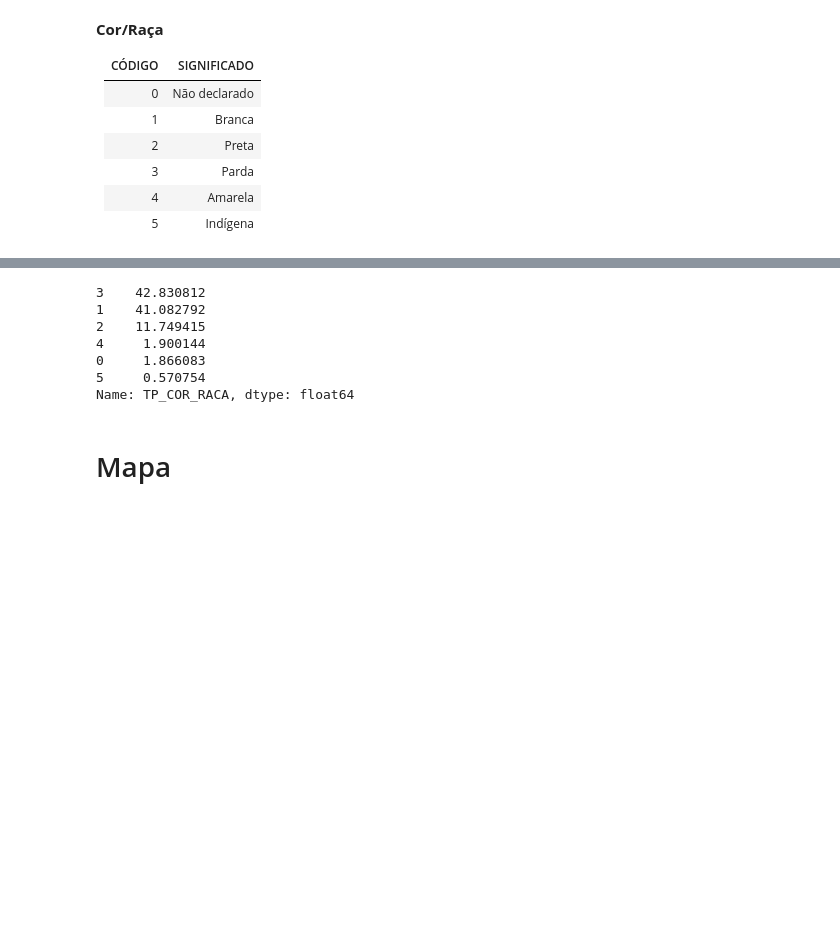
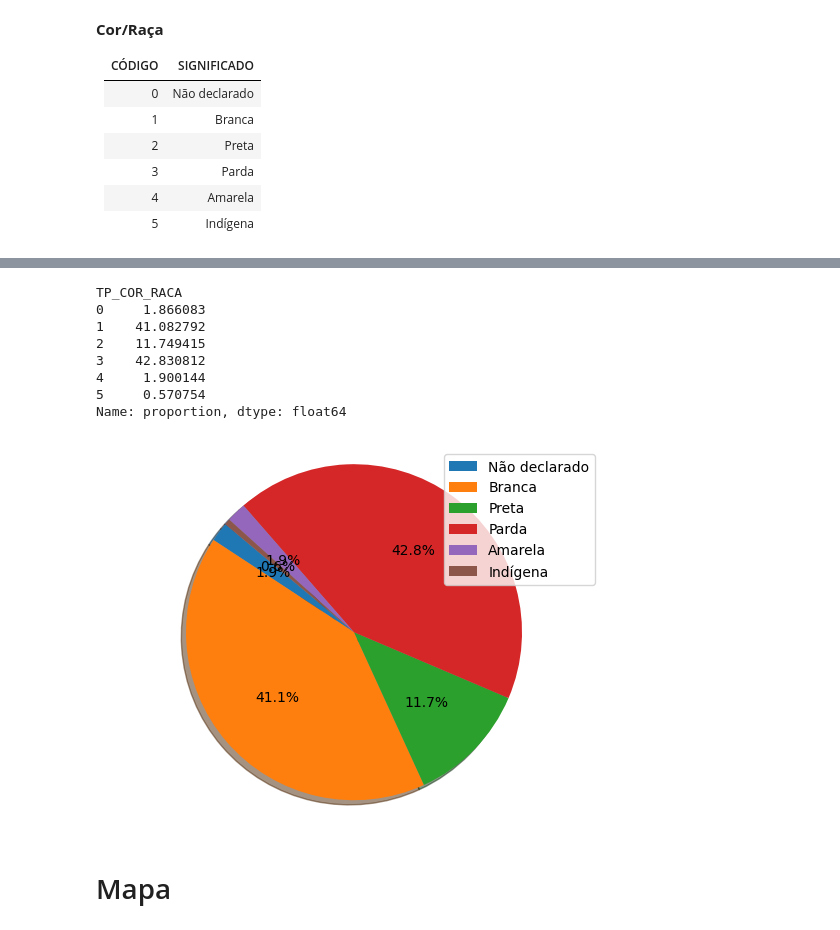
Before and after one commit to Grupo-B-Turma-2-Ada-VemSerTech/Projeto_Mod04_Ada_VemSerTech, a Jupyter notebook: Projeto.ipynb, the cells around one changed output, grey strips where cells are left out. Drawn from its saved outputs; the diff is of its cells as text; code cells hidden in the pictures; blank space fills up the shorter version.

```diff
--- a/Projeto.ipynb
+++ b/Projeto.ipynb
@@ -351,13 +341,27 @@ Name: TP_COR_RACA, dtype: int64
 # %%
-df_enem['TP_COR_RACA'].value_counts(normalize=True)*100
+insc_p_raca = df_enem['TP_COR_RACA'].value_counts(normalize=True)*100
+insc_p_raca=insc_p_raca.sort_index()
+insc_p_raca
 # %% [output]
-3    42.830812
+TP_COR_RACA
+0     1.866083
 1    41.082792
 2    11.749415
+3    42.830812
 4     1.900144
-0     1.866083
 5     0.570754
-Name: TP_COR_RACA, dtype: float64
+Name: proportion, dtype: float64
+# %%
+labels = ("Não declarado", "Branca", "Preta", "Parda", "Amarela", "Indígena")
+explode = (0, 0, 0, 0, 0, 0)
+plt.pie(insc_p_raca, autopct='%1.1f%%', shadow=True, startangle=140, explode=explode)
+
+plt.legend(labels, loc="upper right")
+
+plt.axis('equal')
+plt.show()
+# %% [output]
+[figure, added]
 # %% [markdown]
 # Mapa
 # %%
```
Also changed, not shown: parts of 8 cells of this notebook.
